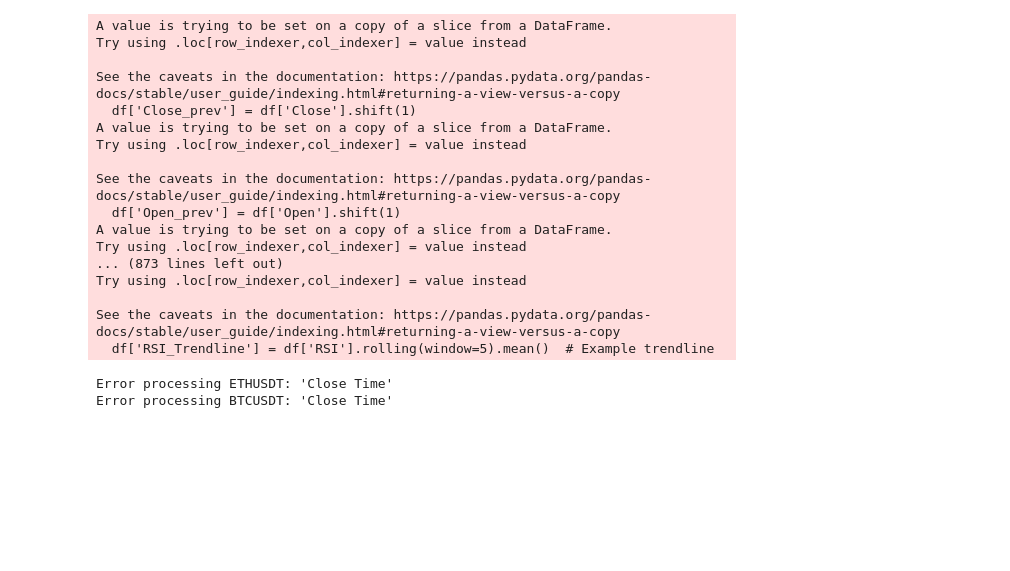
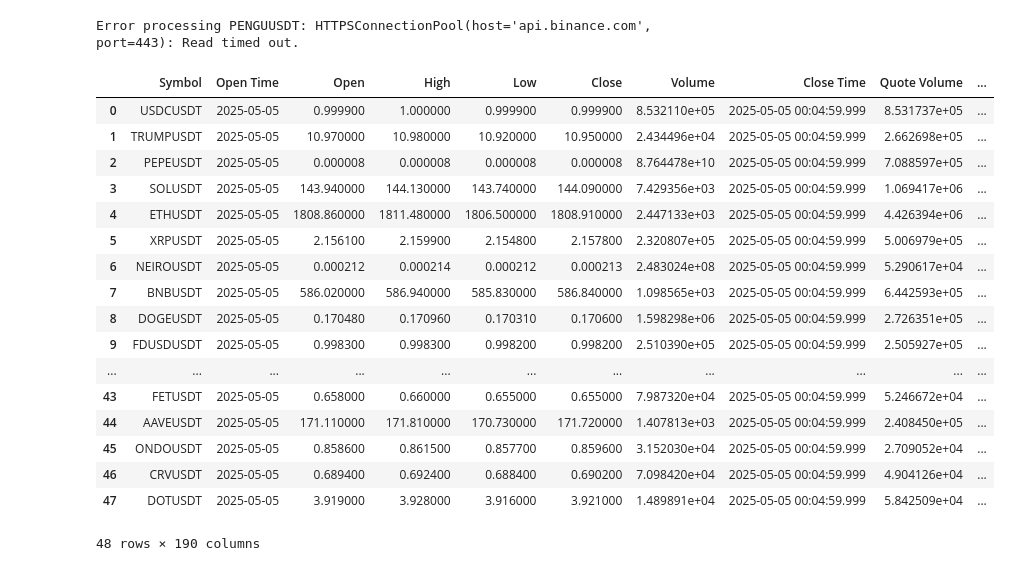
Before and after one commit to PratikRajSingh0612/BinanceTesting, a Jupyter notebook: Penny Crypto Strategy 250508.ipynb, the cells around one changed output. Drawn from its saved outputs; the diff is of its cells as text; code cells hidden in the pictures; blank space fills up the shorter version.

```diff
--- a/Penny Crypto Strategy 250508.ipynb
+++ b/Penny Crypto Strategy 250508.ipynb
@@ -47,8 +50,5 @@ getBalance(client, "BTC")
 # %%
-tickers = get_24hr_stats(pair_names, client)
-# tickers
-
-top_volume_pairs = tickers.nlargest(2, 'Quote Volume')['Symbol'].tolist()
+top_volume_pairs = tickers.nlargest(50, 'Quote Volume')['Symbol'].tolist()
 # top_volume_pairs
 # %%
 BackTime = BackTime = "2025-05-05 00:00:00"
@@ -63,25 +63,28 @@ BackTime = int(BackTime.timestamp() * 1000)
 
 # endTime = int(datetime.now().timestamp() * 1000)
 Pairs_CandlesData = get_CandlesData_AllPairs(top_volume_pairs, client, '5m', BackTime, 1000)
+top_volume_pairs = Pairs_CandlesData['Symbol'].unique().tolist().copy()
 # %%
-CreateVars_AllPairs(top_volume_pairs, Pairs_CandlesData, client, BackTime)
+test = CreateVars_AllPairs(top_volume_pairs, Pairs_CandlesData, client, BackTime)
+
+test
 # %% [output]
-A value is trying to be set on a copy of a slice from a DataFrame.
-Try using .loc[row_indexer,col_indexer] = value instead
-
-See the caveats in the documentation: https://pandas.pydata.org/pandas-docs/stable/user_guide/indexing.html#returning-a-view-versus-a-copy
-  df['Close_prev'] = df['Close'].shift(1)
-A value is trying to be set on a copy of a slice from a DataFrame.
-Try using .loc[row_indexer,col_indexer] = value instead
-
-See the caveats in the documentation: https://pandas.pydata.org/pandas-docs/stable/user_guide/indexing.html#returning-a-view-versus-a-copy
-  df['Open_prev'] = df['Open'].shift(1)
-A value is trying to be set on a copy of a slice from a DataFrame.
-Try using .loc[row_indexer,col_indexer] = value instead
-... (873 lines left out)
-Try using .loc[row_indexer,col_indexer] = value instead
-
-See the caveats in the documentation: https://pandas.pydata.org/pandas-docs/stable/user_guide/indexing.html#returning-a-view-versus-a-copy
-  df['RSI_Trendline'] = df['RSI'].rolling(window=5).mean()  # Example trendline
+Error processing PENGUUSDT: HTTPSConnectionPool(host='api.binance.com', port=443): Read timed out.
+|  | Symbol | Open Time | Open | High | Low | Close | Volume | Close Time | Quote Volume | ... |
+| 0 | USDCUSDT | 2025-05-05 | 0.999900 | 1.000000 | 0.999900 | 0.999900 | 8.532110e+05 | 2025-05-05 00:04:59.999 | 8.531737e+05 | ... |
+| 1 | TRUMPUSDT | 2025-05-05 | 10.970000 | 10.980000 | 10.920000 | 10.950000 | 2.434496e+04 | 2025-05-05 00:04:59.999 | 2.662698e+05 | ... |
+| 2 | PEPEUSDT | 2025-05-05 | 0.000008 | 0.000008 | 0.000008 | 0.000008 | 8.764478e+10 | 2025-05-05 00:04:59.999 | 7.088597e+05 | ... |
+| 3 | SOLUSDT | 2025-05-05 | 143.940000 | 144.130000 | 143.740000 | 144.090000 | 7.429356e+03 | 2025-05-05 00:04:59.999 | 1.069417e+06 | ... |
+| 4 | ETHUSDT | 2025-05-05 | 1808.860000 | 1811.480000 | 1806.500000 | 1808.910000 | 2.447133e+03 | 2025-05-05 00:04:59.999 | 4.426394e+06 | ... |
+| 5 | XRPUSDT | 2025-05-05 | 2.156100 | 2.159900 | 2.154800 | 2.157800 | 2.320807e+05 | 2025-05-05 00:04:59.999 | 5.006979e+05 | ... |
+| 6 | NEIROUSDT | 2025-05-05 | 0.000212 | 0.000214 | 0.000212 | 0.000213 | 2.483024e+08 | 2025-05-05 00:04:59.999 | 5.290617e+04 | ... |
+| 7 | BNBUSDT | 2025-05-05 | 586.020000 | 586.940000 | 585.830000 | 586.840000 | 1.098565e+03 | 2025-05-05 00:04:59.999 | 6.442593e+05 | ... |
+| 8 | DOGEUSDT | 2025-05-05 | 0.170480 | 0.170960 | 0.170310 | 0.170600 | 1.598298e+06 | 2025-05-05 00:04:59.999 | 2.726351e+05 | ... |
+| 9 | FDUSDUSDT | 2025-05-05 | 0.998300 | 0.998300 | 0.998200 | 0.998200 | 2.510390e+05 | 2025-05-05 00:04:59.999 | 2.505927e+05 | ... |
+| ... | ... | ... | ... | ... | ... | ... | ... | ... | ... | ... |
+| 43 | FETUSDT | 2025-05-05 | 0.658000 | 0.660000 | 0.655000 | 0.655000 | 7.987320e+04 | 2025-05-05 00:04:59.999 | 5.246672e+04 | ... |
+| 44 | AAVEUSDT | 2025-05-05 | 171.110000 | 171.810000 | 170.730000 | 171.720000 | 1.407813e+03 | 2025-05-05 00:04:59.999 | 2.408450e+05 | ... |
+| 45 | ONDOUSDT | 2025-05-05 | 0.858600 | 0.861500 | 0.857700 | 0.859600 | 3.152030e+04 | 2025-05-05 00:04:59.999 | 2.709052e+04 | ... |
+| 46 | CRVUSDT | 2025-05-05 | 0.689400 | 0.692400 | 0.688400 | 0.690200 | 7.098420e+04 | 2025-05-05 00:04:59.999 | 4.904126e+04 | ... |
+| 47 | DOTUSDT | 2025-05-05 | 3.919000 | 3.928000 | 3.916000 | 3.921000 | 1.489891e+04 | 2025-05-05 00:04:59.999 | 5.842509e+04 | ... |
-Error processing ETHUSDT: 'Close Time'
-Error processing BTCUSDT: 'Close Time'
+48 rows × 190 columns
```
Also changed, not shown: parts of 3 cells of this notebook, 2 other files.
